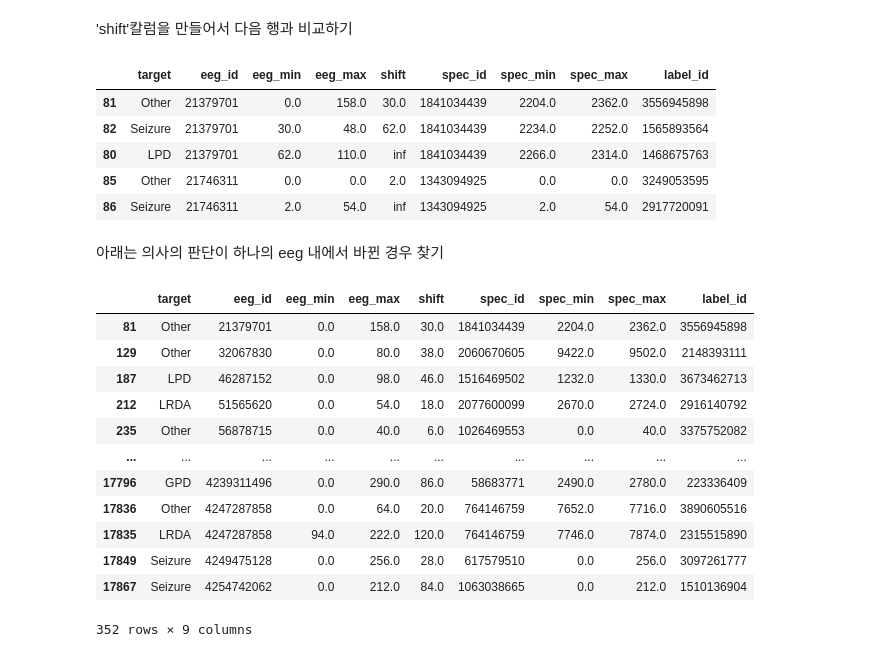
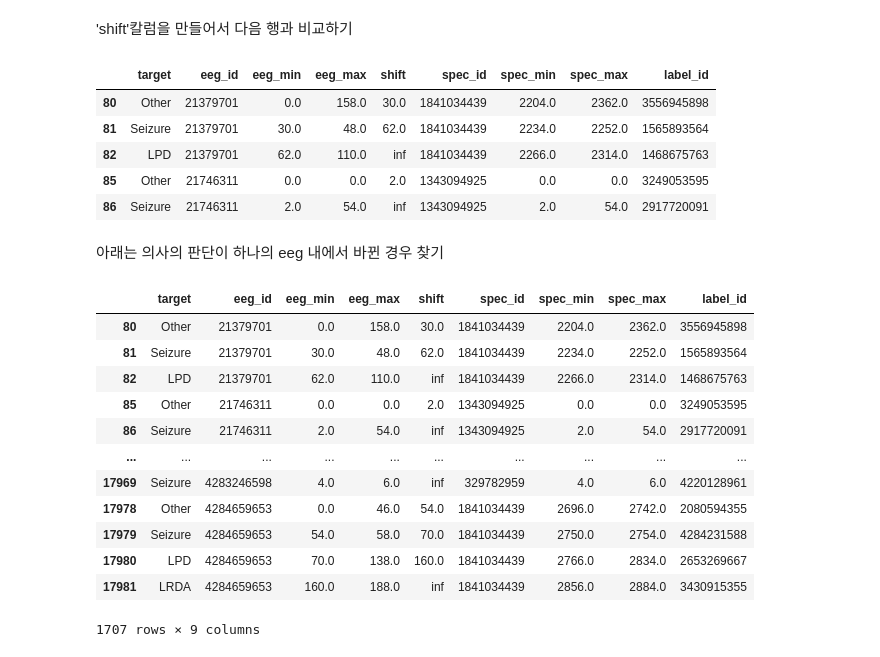
Before and after one commit to data-ty-kim/kaggle-hms, a Jupyter notebook: notebooks-ty/preprocessing_train_data.ipynb, the cells around one changed output. Cells and saved outputs as stored; diff of their text form; code cells hidden in the pictures.

```diff
--- a/notebooks-ty/preprocessing_train_data.ipynb
+++ b/notebooks-ty/preprocessing_train_data.ipynb
@@ -120,6 +120,7 @@ train.head()
 | 778705 | Other | 0.0 | 52296320 | 3255875127 | 0.0 | 0.0 | 0.0 | 40955 | 0.0 | ... |
 # %%
 train.reset_index(inplace=True)
+train.sort_values(by=['eeg_id', 'eeg_min'], inplace=True, ignore_index=True)
 train.rename(columns={'expert_consensus': 'target'}, inplace=True)
 print('Train non-overlapp eeg_id shape:', train.shape )
 train.head()
@@ -161,7 +176,6 @@ eeg_id 당 병명이 여러 개 나온 경우의 index 추출
 condition = train['eeg_id'].value_counts()
 idx_condition = condition[condition > 1].index
 df_multi = train[train['eeg_id'].isin(idx_condition)].copy()
-df_multi.sort_values(by=['eeg_id', 'eeg_min'], inplace=True)
 df_multi
 # %% [output]
 |  | target | eeg_id | eeg_min | eeg_max | spec_id | spec_min | spec_max | label_id | patient_id | seizure_vote | ... |
@@ -213,9 +227,9 @@ df_multi[['target', 'eeg_id', 'eeg_min', 'eeg_max', 'shift',
           'spec_id', 'spec_min', 'spec_max', 'label_id']].head()
 # %% [output]
 |  | target | eeg_id | eeg_min | eeg_max | shift | spec_id | spec_min | spec_max | label_id |
-| 81 | Other | 21379701 | 0.0 | 158.0 | 30.0 | 1841034439 | 2204.0 | 2362.0 | 3556945898 |
-| 82 | Seizure | 21379701 | 30.0 | 48.0 | 62.0 | 1841034439 | 2234.0 | 2252.0 | 1565893564 |
-| 80 | LPD | 21379701 | 62.0 | 110.0 | inf | 1841034439 | 2266.0 | 2314.0 | 1468675763 |
+| 80 | Other | 21379701 | 0.0 | 158.0 | 30.0 | 1841034439 | 2204.0 | 2362.0 | 3556945898 |
+| 81 | Seizure | 21379701 | 30.0 | 48.0 | 62.0 | 1841034439 | 2234.0 | 2252.0 | 1565893564 |
+| 82 | LPD | 21379701 | 62.0 | 110.0 | inf | 1841034439 | 2266.0 | 2314.0 | 1468675763 |
 | 85 | Other | 21746311 | 0.0 | 0.0 | 2.0 | 1343094925 | 0.0 | 0.0 | 3249053595 |
 | 86 | Seizure | 21746311 | 2.0 | 54.0 | inf | 1343094925 | 2.0 | 54.0 | 2917720091 |
 # %% [markdown]
@@ -223,19 +237,19 @@ df_multi[['target', 'eeg_id', 'eeg_min', 'eeg_max', 'shift',
 # %%
 df_view = df_multi[['target', 'eeg_id', 'eeg_min', 'eeg_max', 'shift',
                     'spec_id', 'spec_min', 'spec_max', 'label_id']]
 
-df_view[df_view['eeg_max'] > df_view['shift']]
+df_view
 # %% [output]
 |  | target | eeg_id | eeg_min | eeg_max | shift | spec_id | spec_min | spec_max | label_id |
-| 81 | Other | 21379701 | 0.0 | 158.0 | 30.0 | 1841034439 | 2204.0 | 2362.0 | 3556945898 |
-| 129 | Other | 32067830 | 0.0 | 80.0 | 38.0 | 2060670605 | 9422.0 | 9502.0 | 2148393111 |
-| 187 | LPD | 46287152 | 0.0 | 98.0 | 46.0 | 1516469502 | 1232.0 | 1330.0 | 3673462713 |
-| 212 | LRDA | 51565620 | 0.0 | 54.0 | 18.0 | 2077600099 | 2670.0 | 2724.0 | 2916140792 |
-| 235 | Other | 56878715 | 0.0 | 40.0 | 6.0 | 1026469553 | 0.0 | 40.0 | 3375752082 |
+| 80 | Other | 21379701 | 0.0 | 158.0 | 30.0 | 1841034439 | 2204.0 | 2362.0 | 3556945898 |
+| 81 | Seizure | 21379701 | 30.0 | 48.0 | 62.0 | 1841034439 | 2234.0 | 2252.0 | 1565893564 |
+| 82 | LPD | 21379701 | 62.0 | 110.0 | inf | 1841034439 | 2266.0 | 2314.0 | 1468675763 |
+| 85 | Other | 21746311 | 0.0 | 0.0 | 2.0 | 1343094925 | 0.0 | 0.0 | 3249053595 |
+| 86 | Seizure | 21746311 | 2.0 | 54.0 | inf | 1343094925 | 2.0 | 54.0 | 2917720091 |
 | ... | ... | ... | ... | ... | ... | ... | ... | ... | ... |
-| 17796 | GPD | 4239311496 | 0.0 | 290.0 | 86.0 | 58683771 | 2490.0 | 2780.0 | 223336409 |
-| 17836 | Other | 4247287858 | 0.0 | 64.0 | 20.0 | 764146759 | 7652.0 | 7716.0 | 3890605516 |
-| 17835 | LRDA | 4247287858 | 94.0 | 222.0 | 120.0 | 764146759 | 7746.0 | 7874.0 | 2315515890 |
-| 17849 | Seizure | 4249475128 | 0.0 | 256.0 | 28.0 | 617579510 | 0.0 | 256.0 | 3097261777 |
-| 17867 | Seizure | 4254742062 | 0.0 | 212.0 | 84.0 | 1063038665 | 0.0 | 212.0 | 1510136904 |
+| 17969 | Seizure | 4283246598 | 4.0 | 6.0 | inf | 329782959 | 4.0 | 6.0 | 4220128961 |
+| 17978 | Other | 4284659653 | 0.0 | 46.0 | 54.0 | 1841034439 | 2696.0 | 2742.0 | 2080594355 |
+| 17979 | Seizure | 4284659653 | 54.0 | 58.0 | 70.0 | 1841034439 | 2750.0 | 2754.0 | 4284231588 |
+| 17980 | LPD | 4284659653 | 70.0 | 138.0 | 160.0 | 1841034439 | 2766.0 | 2834.0 | 2653269667 |
+| 17981 | LRDA | 4284659653 | 160.0 | 188.0 | inf | 1841034439 | 2856.0 | 2884.0 | 3430915355 |
-352 rows × 9 columns
+1707 rows × 9 columns
```
Also changed, not shown: parts of 24 cells of this notebook.
